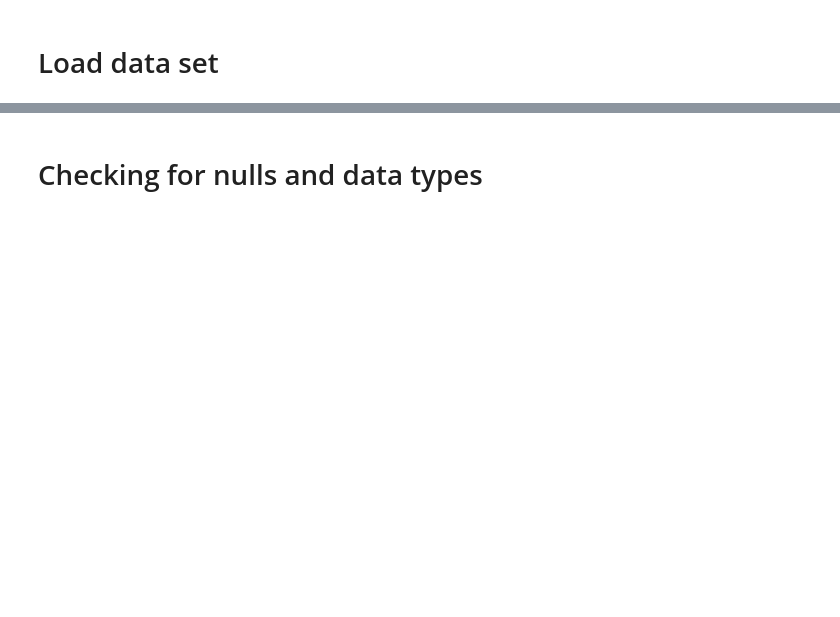
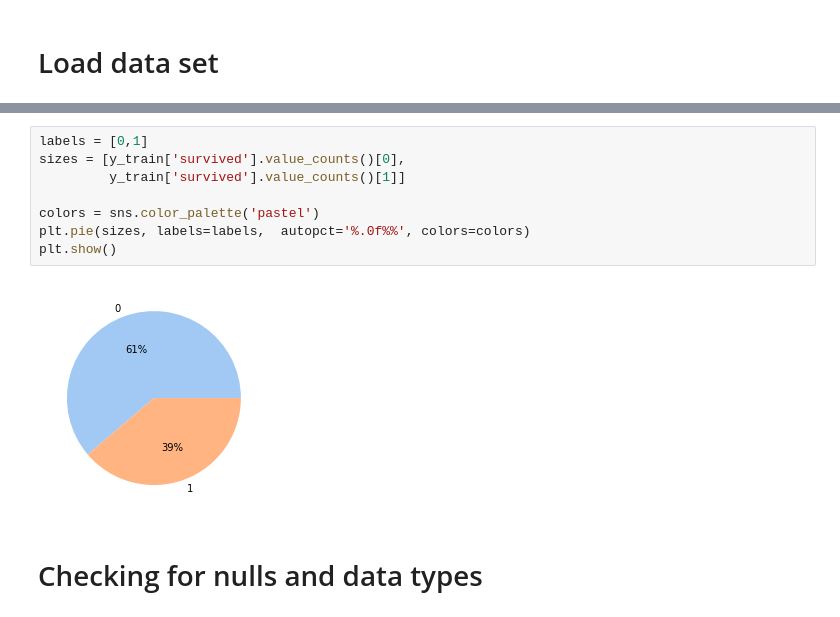
Before and after one commit to reejungkim/Pipeline, a Jupyter notebook: prep.ipynb, the cells around one changed output, grey strips where cells are left out. Cells and saved outputs as stored; diff of their text form; blank space fills up the shorter version.

```diff
--- a/prep.ipynb
+++ b/prep.ipynb
@@ -77,2 +96,12 @@ df.head()
+# %%
+labels = [0,1]
+sizes = [y_train['survived'].value_counts()[0],
+         y_train['survived'].value_counts()[1]]
+
+colors = sns.color_palette('pastel')
+plt.pie(sizes, labels=labels,  autopct='%.0f%%', colors=colors)
+plt.show()
+# %% [output]
+[figure, added]
 # %% [markdown]
 # Checking for nulls and data types
```
Also changed, not shown: parts of 38 cells of this notebook.
